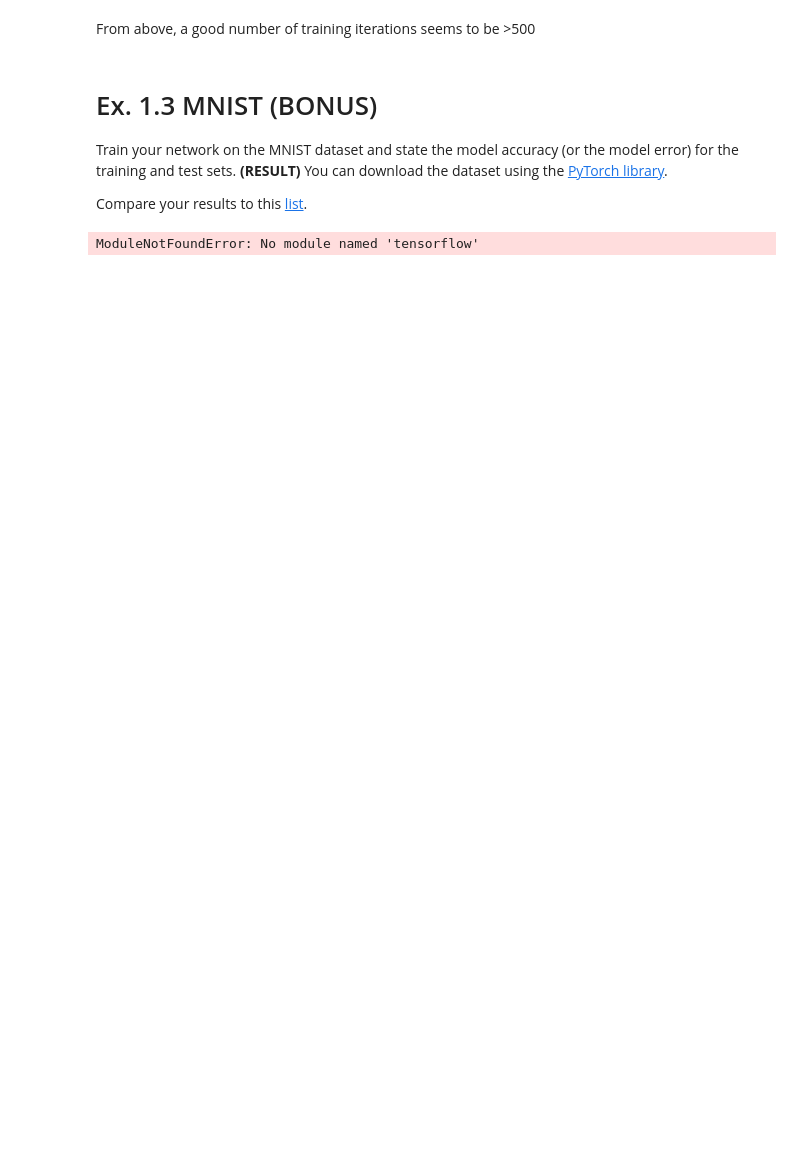
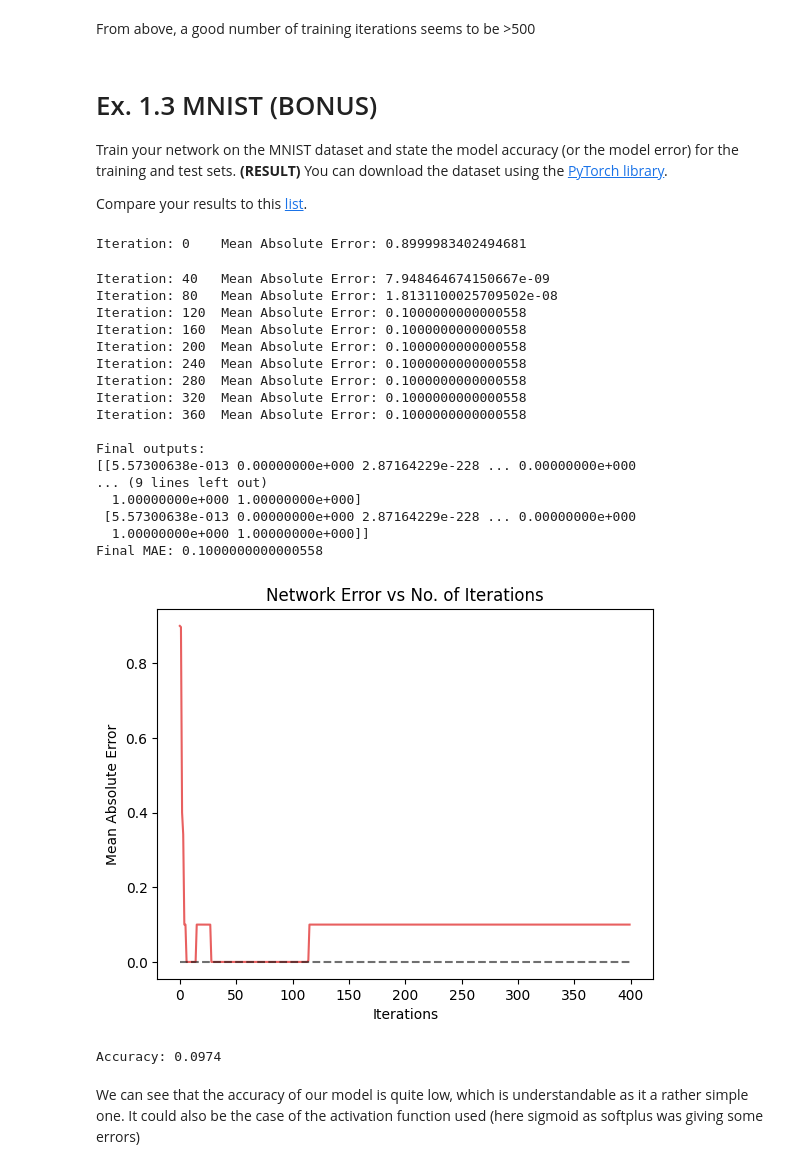
Before and after one commit to adityapanchal10/ssl_2324_assignments, a Jupyter notebook: 01_Backprop.ipynb, the cells around one changed output. Saved outputs shown, nothing was run; the diff lists cells and outputs as text; code cells hidden in the pictures; blank space fills up the shorter version.

```diff
--- a/01_Backprop.ipynb
+++ b/01_Backprop.ipynb
@@ -184,35 +197,54 @@ from keras.datasets import mnist
 from keras.utils import to_categorical
 
 (X_train, y_train), (X_test, y_test) = mnist.load_data()
 
 # For the MNIST dataset, we consider a simple NN of 784 input nodes, 30 hidden nodes and 10 output nodes
 mnistNN = simpleNN(784, 30, 10)
 
 # Normalizing the data
 X_train = X_train / 255
 X_test = X_test / 255
 
 # Reshape the training data and test data
 X_train = X_train.reshape(X_train.shape[0], -1)
 X_test = X_test.reshape(X_test.shape[0], -1)
 
 # One-hot encoding the labels
 y_train = to_categorical(y_train)
 y_test = to_categorical(y_test)
 
 # Training the network
-mnistNN.learn(X_train, y_train, n_iter=1000, activation='softplus')
+mnistNN.learn(X_train, y_train, n_iter=400, activation='sigmoid')
 
 # Testing the network
-preds = mnistNN.predict(X_test, activation='softplus')
-print(preds[:5])
-print(y_test[:5])
+preds = mnistNN.predict(X_test, activation='sigmoid')
 
 # Calculating the accuracy
 correct = 0
 for i in range(len(preds)):
     if numpy.argmax(preds[i]) == numpy.argmax(y_test[i]):
         correct += 1
 print(f"Accuracy: {correct/len(preds)}")
 # %% [output]
-ModuleNotFoundError: No module named 'tensorflow'
+Iteration: 0    Mean Absolute Error: 0.8999983402494681
+Iteration: 40   Mean Absolute Error: 7.948464674150667e-09
+Iteration: 80   Mean Absolute Error: 1.8131100025709502e-08
+Iteration: 120  Mean Absolute Error: 0.1000000000000558
+Iteration: 160  Mean Absolute Error: 0.1000000000000558
+Iteration: 200  Mean Absolute Error: 0.1000000000000558
+Iteration: 240  Mean Absolute Error: 0.1000000000000558
+Iteration: 280  Mean Absolute Error: 0.1000000000000558
+Iteration: 320  Mean Absolute Error: 0.1000000000000558
+Iteration: 360  Mean Absolute Error: 0.1000000000000558
+
+Final outputs:
+[[5.57300638e-013 0.00000000e+000 2.87164229e-228 ... 0.00000000e+000
+... (9 lines left out)
+  1.00000000e+000 1.00000000e+000]
+ [5.57300638e-013 0.00000000e+000 2.87164229e-228 ... 0.00000000e+000
+  1.00000000e+000 1.00000000e+000]]
+Final MAE: 0.1000000000000558
+[figure, added]
+Accuracy: 0.0974
+# %% [markdown]
+We can see that the accuracy of our model is quite low, which is understandable as it a rather simple one. It could also be the case of the activation function used (here sigmoid as softplus was giving some errors)
```
Also changed, not shown: parts of 4 cells of this notebook.
